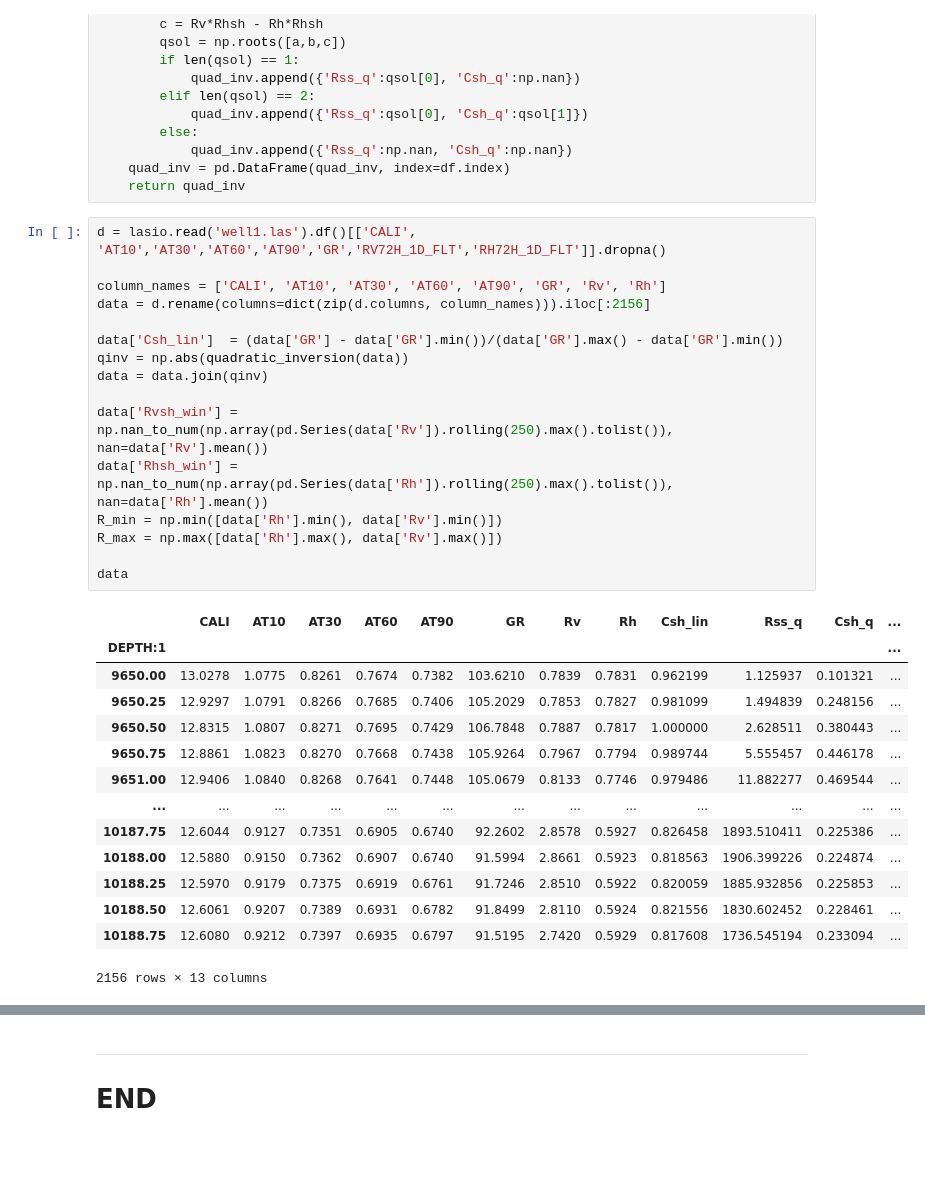
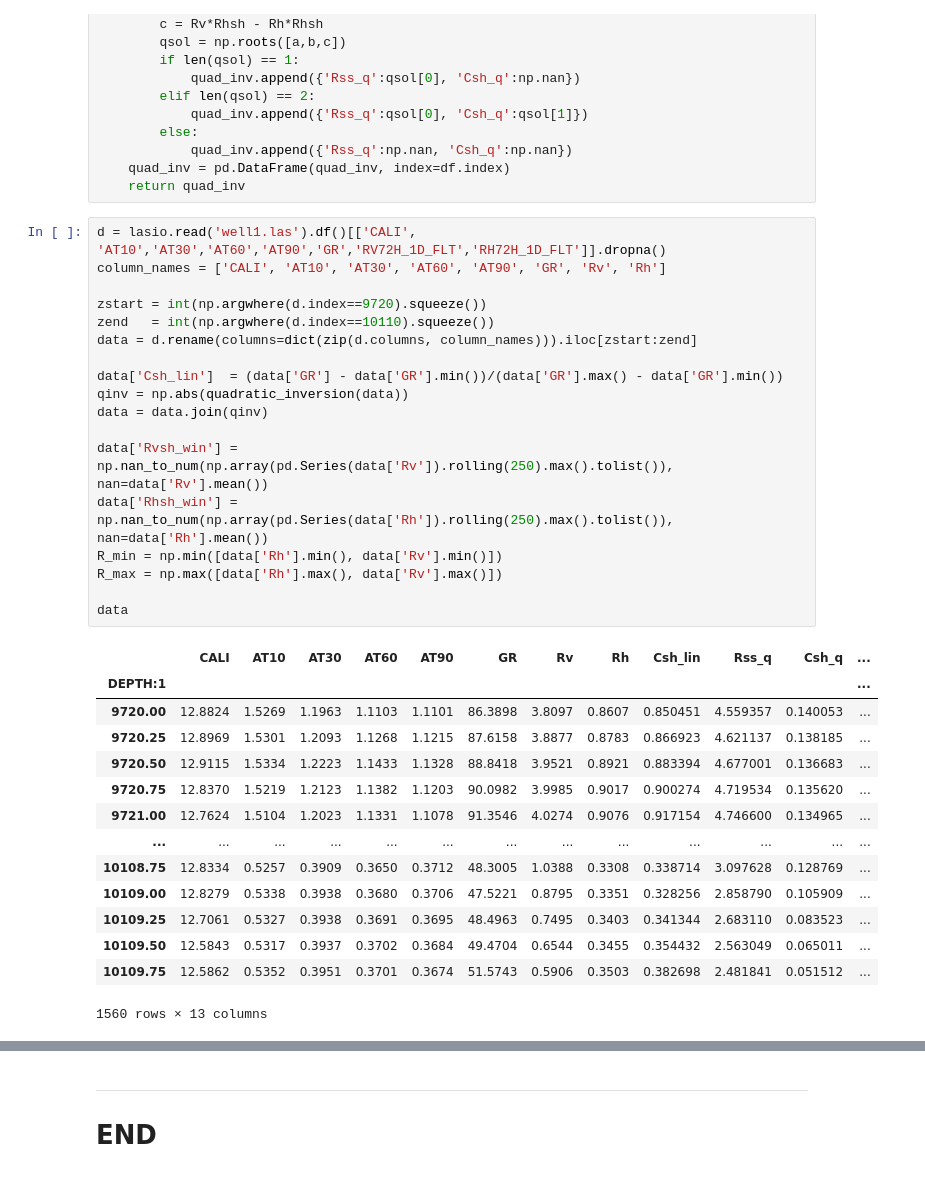
Before and after one commit to misaelmmorales/Anisotropic-Resistivity-Inversion, a Jupyter notebook: main_nb.ipynb, the cells around one changed output, grey strips where cells are left out. Drawn from its saved outputs; the diff is of its cells as text.

```diff
--- a/main_nb.ipynb
+++ b/main_nb.ipynb
@@ -419,32 +438,34 @@ def quadratic_inversion(df, Rvsh=None, Rhsh=None):
     return quad_inv
 # %%
 d = lasio.read('well1.las').df()[['CALI', 'AT10','AT30','AT60','AT90','GR','RV72H_1D_FLT','RH72H_1D_FLT']].dropna()
+column_names = ['CALI', 'AT10', 'AT30', 'AT60', 'AT90', 'GR', 'Rv', 'Rh']
 
-column_names = ['CALI', 'AT10', 'AT30', 'AT60', 'AT90', 'GR', 'Rv', 'Rh']
-data = d.rename(columns=dict(zip(d.columns, column_names))).iloc[:2156]
+zstart = int(np.argwhere(d.index==9720).squeeze())
+zend   = int(np.argwhere(d.index==10110).squeeze())
+data = d.rename(columns=dict(zip(d.columns, column_names))).iloc[zstart:zend]
 
 data['Csh_lin']  = (data['GR'] - data['GR'].min())/(data['GR'].max() - data['GR'].min())
 qinv = np.abs(quadratic_inversion(data))
 data = data.join(qinv)
 
 data['Rvsh_win'] = np.nan_to_num(np.array(pd.Series(data['Rv']).rolling(250).max().tolist()), nan=data['Rv'].mean())
 data['Rhsh_win'] = np.nan_to_num(np.array(pd.Series(data['Rh']).rolling(250).max().tolist()), nan=data['Rh'].mean())
 R_min = np.min([data['Rh'].min(), data['Rv'].min()])
 R_max = np.max([data['Rh'].max(), data['Rv'].max()])
 
 data
 # %% [output]
 |  | CALI | AT10 | AT30 | AT60 | AT90 | GR | Rv | Rh | Csh_lin | Rss_q | Csh_q | ... |
 | DEPTH:1 |  |  |  |  |  |  |  |  |  |  |  | ... |
-| 9650.00 | 13.0278 | 1.0775 | 0.8261 | 0.7674 | 0.7382 | 103.6210 | 0.7839 | 0.7831 | 0.962199 | 1.125937 | 0.101321 | ... |
-| 9650.25 | 12.9297 | 1.0791 | 0.8266 | 0.7685 | 0.7406 | 105.2029 | 0.7853 | 0.7827 | 0.981099 | 1.494839 | 0.248156 | ... |
-| 9650.50 | 12.8315 | 1.0807 | 0.8271 | 0.7695 | 0.7429 | 106.7848 | 0.7887 | 0.7817 | 1.000000 | 2.628511 | 0.380443 | ... |
-| 9650.75 | 12.8861 | 1.0823 | 0.8270 | 0.7668 | 0.7438 | 105.9264 | 0.7967 | 0.7794 | 0.989744 | 5.555457 | 0.446178 | ... |
-| 9651.00 | 12.9406 | 1.0840 | 0.8268 | 0.7641 | 0.7448 | 105.0679 | 0.8133 | 0.7746 | 0.979486 | 11.882277 | 0.469544 | ... |
+| 9720.00 | 12.8824 | 1.5269 | 1.1963 | 1.1103 | 1.1101 | 86.3898 | 3.8097 | 0.8607 | 0.850451 | 4.559357 | 0.140053 | ... |
+| 9720.25 | 12.8969 | 1.5301 | 1.2093 | 1.1268 | 1.1215 | 87.6158 | 3.8877 | 0.8783 | 0.866923 | 4.621137 | 0.138185 | ... |
+| 9720.50 | 12.9115 | 1.5334 | 1.2223 | 1.1433 | 1.1328 | 88.8418 | 3.9521 | 0.8921 | 0.883394 | 4.677001 | 0.136683 | ... |
+| 9720.75 | 12.8370 | 1.5219 | 1.2123 | 1.1382 | 1.1203 | 90.0982 | 3.9985 | 0.9017 | 0.900274 | 4.719534 | 0.135620 | ... |
+| 9721.00 | 12.7624 | 1.5104 | 1.2023 | 1.1331 | 1.1078 | 91.3546 | 4.0274 | 0.9076 | 0.917154 | 4.746600 | 0.134965 | ... |
 | ... | ... | ... | ... | ... | ... | ... | ... | ... | ... | ... | ... | ... |
-| 10187.75 | 12.6044 | 0.9127 | 0.7351 | 0.6905 | 0.6740 | 92.2602 | 2.8578 | 0.5927 | 0.826458 | 1893.510411 | 0.225386 | ... |
-| 10188.00 | 12.5880 | 0.9150 | 0.7362 | 0.6907 | 0.6740 | 91.5994 | 2.8661 | 0.5923 | 0.818563 | 1906.399226 | 0.224874 | ... |
-| 10188.25 | 12.5970 | 0.9179 | 0.7375 | 0.6919 | 0.6761 | 91.7246 | 2.8510 | 0.5922 | 0.820059 | 1885.932856 | 0.225853 | ... |
-| 10188.50 | 12.6061 | 0.9207 | 0.7389 | 0.6931 | 0.6782 | 91.8499 | 2.8110 | 0.5924 | 0.821556 | 1830.602452 | 0.228461 | ... |
-| 10188.75 | 12.6080 | 0.9212 | 0.7397 | 0.6935 | 0.6797 | 91.5195 | 2.7420 | 0.5929 | 0.817608 | 1736.545194 | 0.233094 | ... |
+| 10108.75 | 12.8334 | 0.5257 | 0.3909 | 0.3650 | 0.3712 | 48.3005 | 1.0388 | 0.3308 | 0.338714 | 3.097628 | 0.128769 | ... |
+| 10109.00 | 12.8279 | 0.5338 | 0.3938 | 0.3680 | 0.3706 | 47.5221 | 0.8795 | 0.3351 | 0.328256 | 2.858790 | 0.105909 | ... |
+| 10109.25 | 12.7061 | 0.5327 | 0.3938 | 0.3691 | 0.3695 | 48.4963 | 0.7495 | 0.3403 | 0.341344 | 2.683110 | 0.083523 | ... |
+| 10109.50 | 12.5843 | 0.5317 | 0.3937 | 0.3702 | 0.3684 | 49.4704 | 0.6544 | 0.3455 | 0.354432 | 2.563049 | 0.065011 | ... |
+| 10109.75 | 12.5862 | 0.5352 | 0.3951 | 0.3701 | 0.3674 | 51.5743 | 0.5906 | 0.3503 | 0.382698 | 2.481841 | 0.051512 | ... |
-2156 rows × 13 columns
+1560 rows × 13 columns
```
Also changed, not shown: parts of 4 cells of this notebook.
